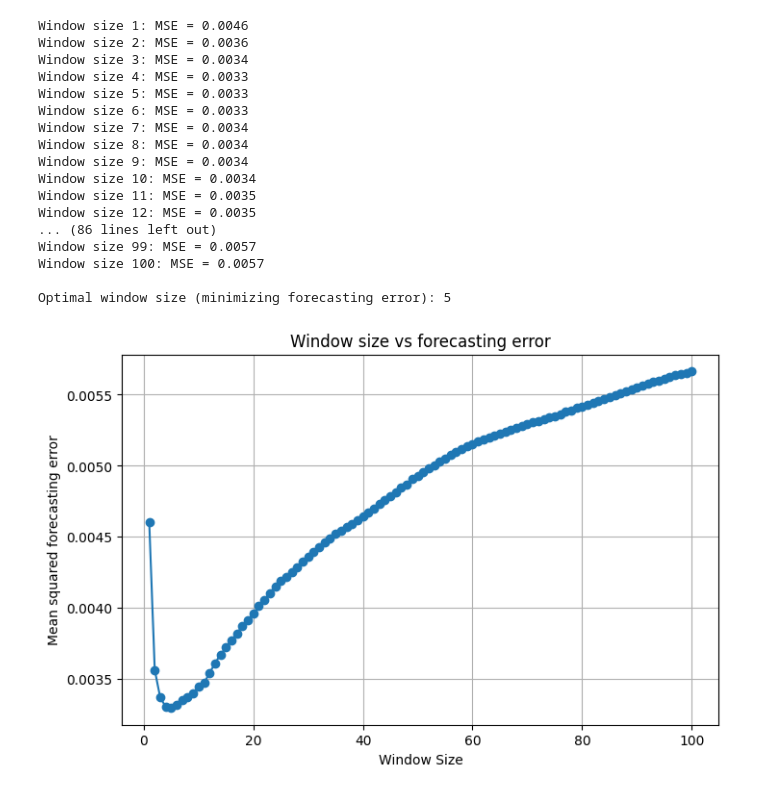
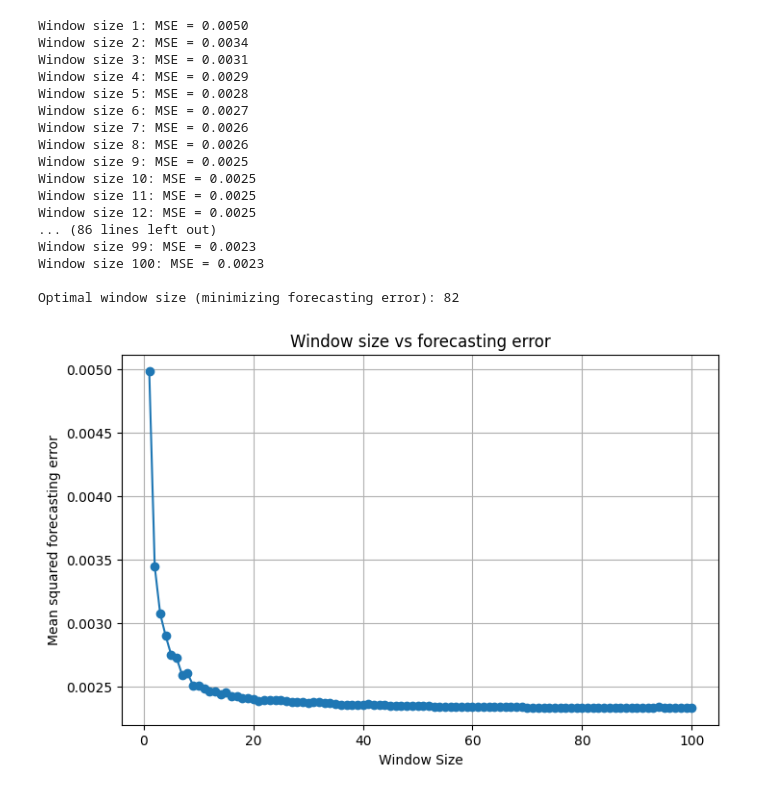
Before and after one commit to PaulAnrd/Research_Project, a Jupyter notebook: code_/analysis and data/slinding_window.ipynb, the cells around one changed output. Saved outputs shown, nothing was run; the diff lists cells and outputs as text; code cells hidden in the pictures.

```diff
--- a/code_/analysis and data/slinding_window.ipynb
+++ b/code_/analysis and data/slinding_window.ipynb
@@ -7,7 +7,7 @@ from scipy.signal import hilbert
 
 csv_file = '../../data/datav.csv'
 df = pd.read_csv(csv_file)
-X = df['volatility'].values
+X = df['returns'].values
 
 # EMD
 emd = EMD()
@@ -45,46 +45,46 @@ def modeling_error(X, window_size):
          forecast = np.mean(window)
          actual = X[t+window_size]
          errors.append((forecast - actual)**2)
 
     mse = np.mean(errors)
     return mse
 
 
 
 candidate_windows = range(1, min(101, len(X)//2), 1)
 errors = []
 
 for w in candidate_windows:
     err = modeling_error(X, w)
     errors.append(err)
     print(f"Window size {w}: MSE = {err:.4f}")
 
 optimal_window = candidate_windows[np.argmin(errors)]
 print("\nOptimal window size (minimizing forecasting error):", optimal_window)
 
 plt.figure(figsize=(8, 5))
 plt.plot(candidate_windows, errors, marker='o', linestyle='-')
 plt.xlabel("Window Size")
 plt.ylabel("Mean squared forecasting error")
 plt.title("Window size vs forecasting error")
 plt.grid(True)
 plt.show()
 # %% [output]
-Window size 1: MSE = 0.0046
-Window size 2: MSE = 0.0036
-Window size 3: MSE = 0.0034
-Window size 4: MSE = 0.0033
-Window size 5: MSE = 0.0033
-Window size 6: MSE = 0.0033
-Window size 7: MSE = 0.0034
-Window size 8: MSE = 0.0034
-Window size 9: MSE = 0.0034
-Window size 10: MSE = 0.0034
-Window size 11: MSE = 0.0035
-Window size 12: MSE = 0.0035
+Window size 1: MSE = 0.0050
+Window size 2: MSE = 0.0034
+Window size 3: MSE = 0.0031
+Window size 4: MSE = 0.0029
+Window size 5: MSE = 0.0028
+Window size 6: MSE = 0.0027
+Window size 7: MSE = 0.0026
+Window size 8: MSE = 0.0026
+Window size 9: MSE = 0.0025
+Window size 10: MSE = 0.0025
+Window size 11: MSE = 0.0025
+Window size 12: MSE = 0.0025
 ... (86 lines left out)
-Window size 99: MSE = 0.0057
-Window size 100: MSE = 0.0057
+Window size 99: MSE = 0.0023
+Window size 100: MSE = 0.0023
 
-Optimal window size (minimizing forecasting error): 5
+Optimal window size (minimizing forecasting error): 82
-[figure, old version]
+[figure, new version]
```
Also changed, not shown: 4 other files.
